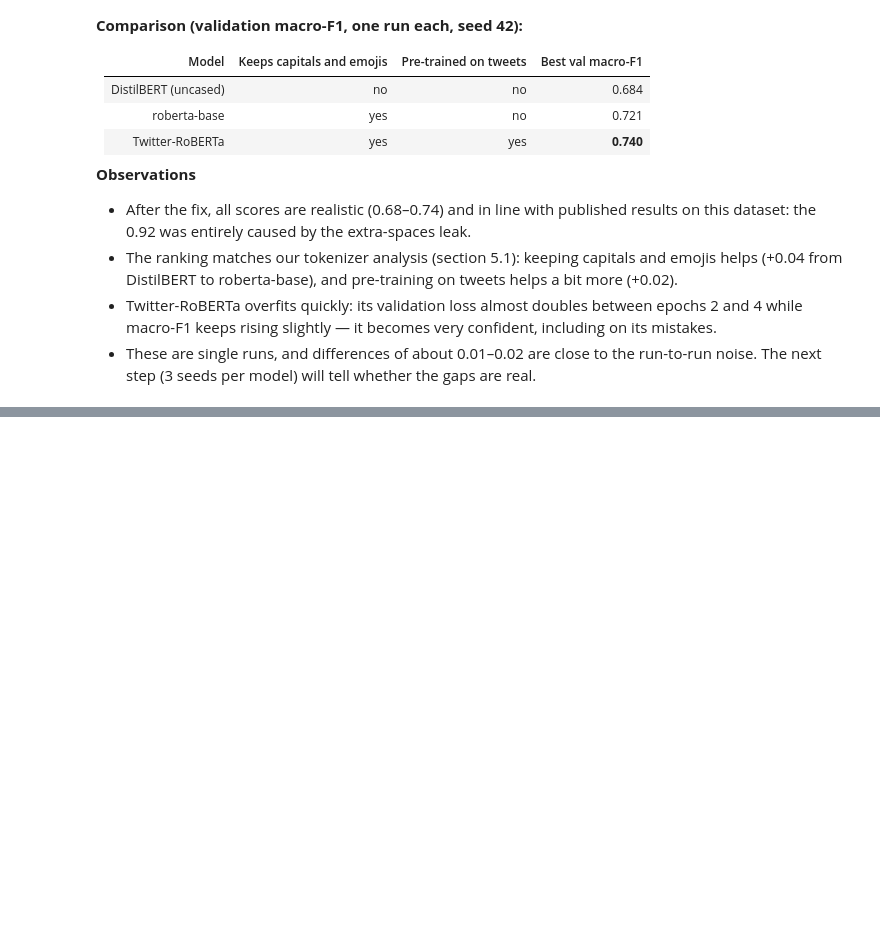
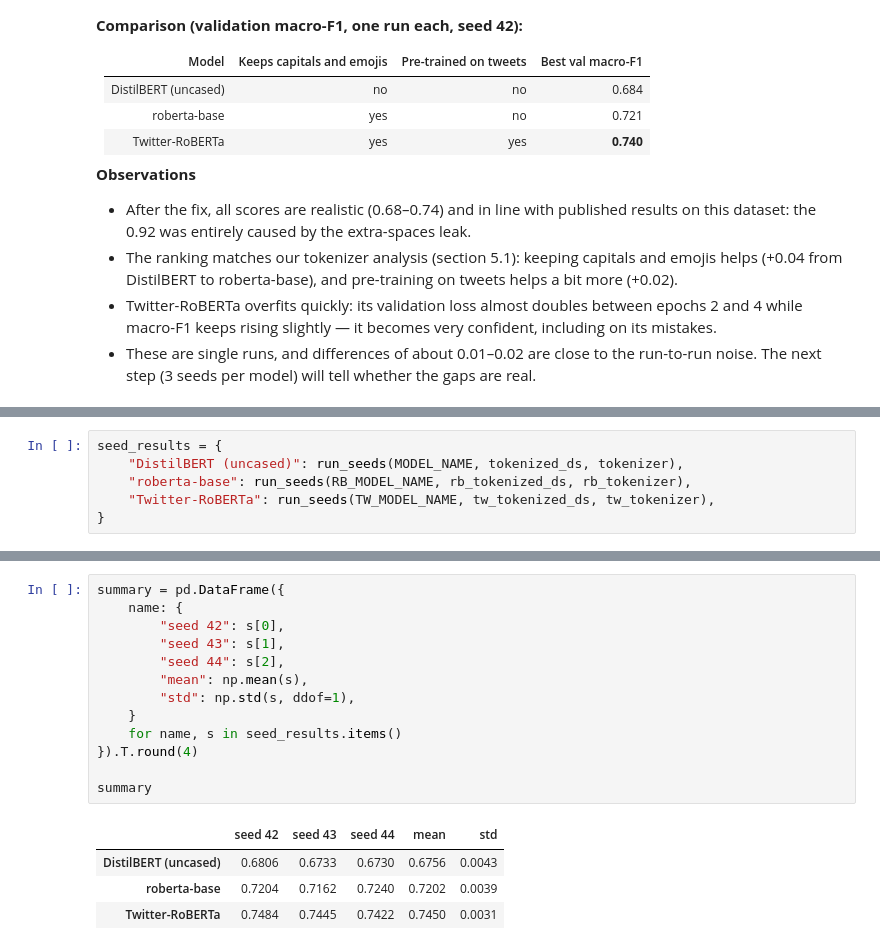
Before and after one commit to MohamedChaker-bha/irony-detection, a Jupyter notebook: notebooks/04_transformer.ipynb, the cells around one changed output, grey strips where cells are left out. Drawn from its saved outputs; the diff is of its cells as text; blank space fills up the shorter version.

Commit message:
Task D: 3-seed robustness check (DistilBERT 0.676, roberta-base 0.720, Twitter-RoBERTa 0.745)

```diff
--- a/notebooks/04_transformer.ipynb
+++ b/notebooks/04_transformer.ipynb
@@ -764,0 +829,6 @@ TrainOutput(global_step=716, training_loss=0.4597640010897674, metrics={'train_r
+# %%
+seed_results = {
+    "DistilBERT (uncased)": run_seeds(MODEL_NAME, tokenized_ds, tokenizer),
+    "roberta-base": run_seeds(RB_MODEL_NAME, rb_tokenized_ds, rb_tokenizer),
+    "Twitter-RoBERTa": run_seeds(TW_MODEL_NAME, tw_tokenized_ds, tw_tokenizer),
+}
@@ -764,0 +918,18 @@ TrainOutput(global_step=716, training_loss=0.4597640010897674, metrics={'train_r
+# %%
+summary = pd.DataFrame({
+    name: {
+        "seed 42": s[0],
+        "seed 43": s[1],
+        "seed 44": s[2],
+        "mean": np.mean(s),
+        "std": np.std(s, ddof=1),
+    }
+    for name, s in seed_results.items()
+}).T.round(4)
+
+summary
+# %% [output]
+|  | seed 42 | seed 43 | seed 44 | mean | std |
+| DistilBERT (uncased) | 0.6806 | 0.6733 | 0.6730 | 0.6756 | 0.0043 |
+| roberta-base | 0.7204 | 0.7162 | 0.7240 | 0.7202 | 0.0039 |
+| Twitter-RoBERTa | 0.7484 | 0.7445 | 0.7422 | 0.7450 | 0.0031 |
```
Also changed, not shown: parts of 11 cells of this notebook.
